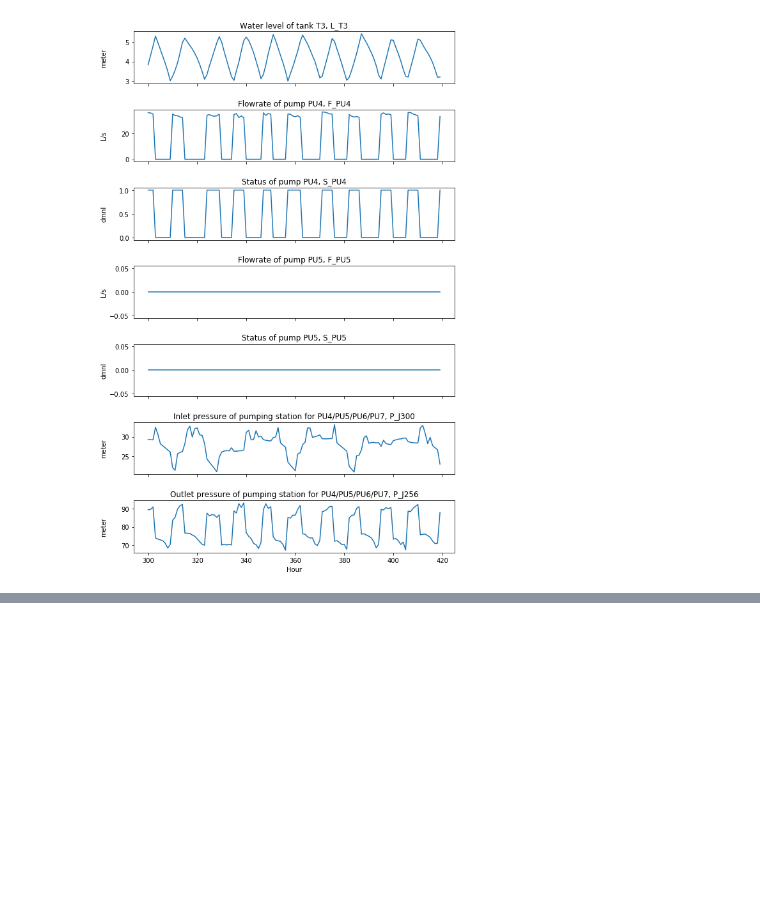
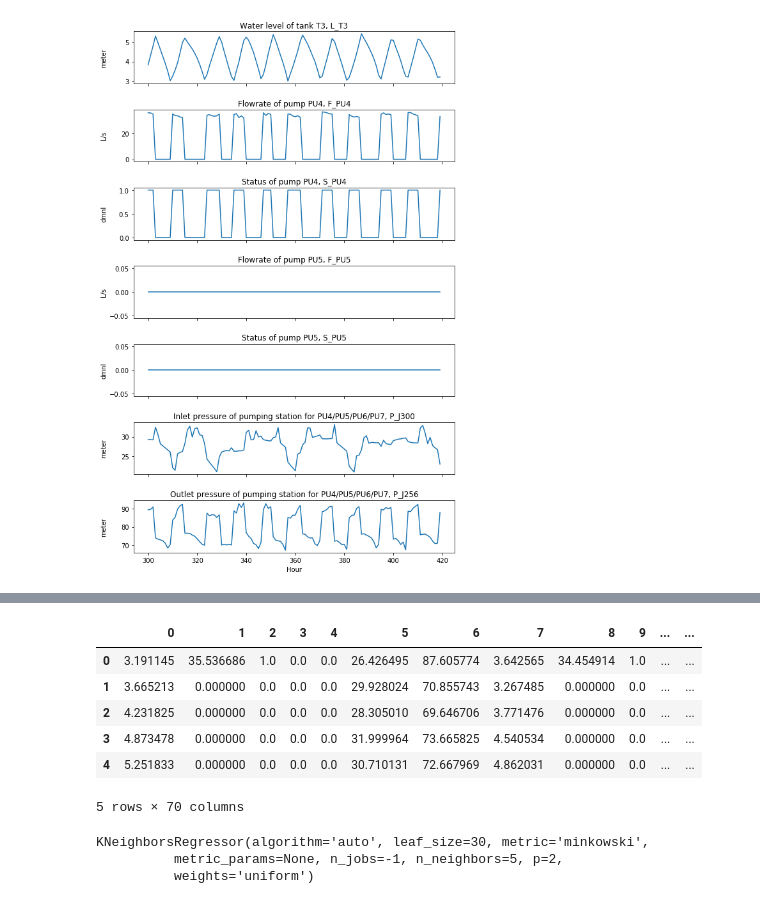
Before and after one commit to chengh42/Cyber-Data-Analytics, a Jupyter notebook: batadal/Task1_Familiarization.ipynb, the cells around one changed output, grey strips where cells are left out. Drawn from its saved outputs; the diff is of its cells as text; code cells hidden in the pictures; blank space fills up the shorter version.

```diff
--- a/batadal/Task1_Familiarization.ipynb
+++ b/batadal/Task1_Familiarization.ipynb
@@ -173,0 +187,36 @@ Apply basic machine learning techniques combined with time slicing / sliding win
+# %%
+## training dataset
+
+# time slicing with length = 10hrs for training datset
+trainLT3sliced = [df.values.reshape(-1) for g, df in trainLT3.drop(columns = ['DATETIME']).groupby(np.arange(len(trainLT3)) // 10)]
+trainLT3sliced = pd.DataFrame(trainLT3sliced)
+
+# the training y dataset
+trainLT3y = trainLT3sliced.iloc[:, 0:6].shift(-1) # expected predicted result is the parameters for the next time step
+
+# remove the last row for both x and y training data
+trainLT3sliced.drop(trainLT3sliced.tail(1).index, inplace = True)
+trainLT3y.drop(trainLT3y.tail(1).index, inplace = True)
+
+# check shape
+trainLT3sliced.shape, trainLT3y.shape
+# %% [output]
+|  | 0 | 1 | 2 | 3 | 4 | 5 | 6 | 7 | 8 | 9 | ... | ... |
+| 0 | 3.191145 | 35.536686 | 1.0 | 0.0 | 0.0 | 26.426495 | 87.605774 | 3.642565 | 34.454914 | 1.0 | ... | ... |
+| 1 | 3.665213 | 0.000000 | 0.0 | 0.0 | 0.0 | 29.928024 | 70.855743 | 3.267485 | 0.000000 | 0.0 | ... | ... |
+| 2 | 4.231825 | 0.000000 | 0.0 | 0.0 | 0.0 | 28.305010 | 69.646706 | 3.771476 | 0.000000 | 0.0 | ... | ... |
+| 3 | 4.873478 | 0.000000 | 0.0 | 0.0 | 0.0 | 31.999964 | 73.665825 | 4.540534 | 0.000000 | 0.0 | ... | ... |
+| 4 | 5.251833 | 0.000000 | 0.0 | 0.0 | 0.0 | 30.710131 | 72.667969 | 4.862031 | 0.000000 | 0.0 | ... | ... |
+5 rows × 70 columns
+# %%
+'''
+applying 5NN regression for this assignment
+'''
+from sklearn.neighbors import KNeighborsRegressor
+
+clf = KNeighborsRegressor(n_neighbors = 5, n_jobs = -1)
+clf.fit(trainLT3sliced, trainLT3y)
+# %% [output]
+KNeighborsRegressor(algorithm='auto', leaf_size=30, metric='minkowski',
+          metric_params=None, n_jobs=-1, n_neighbors=5, p=2,
+          weights='uniform')
```
Also changed, not shown: parts of 16 cells of this notebook.
